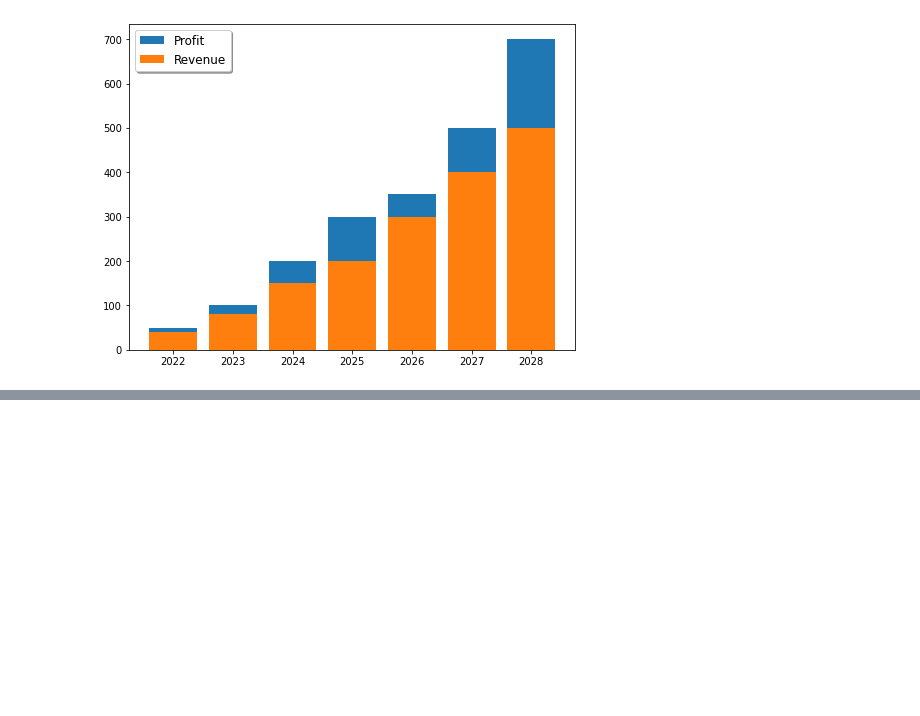
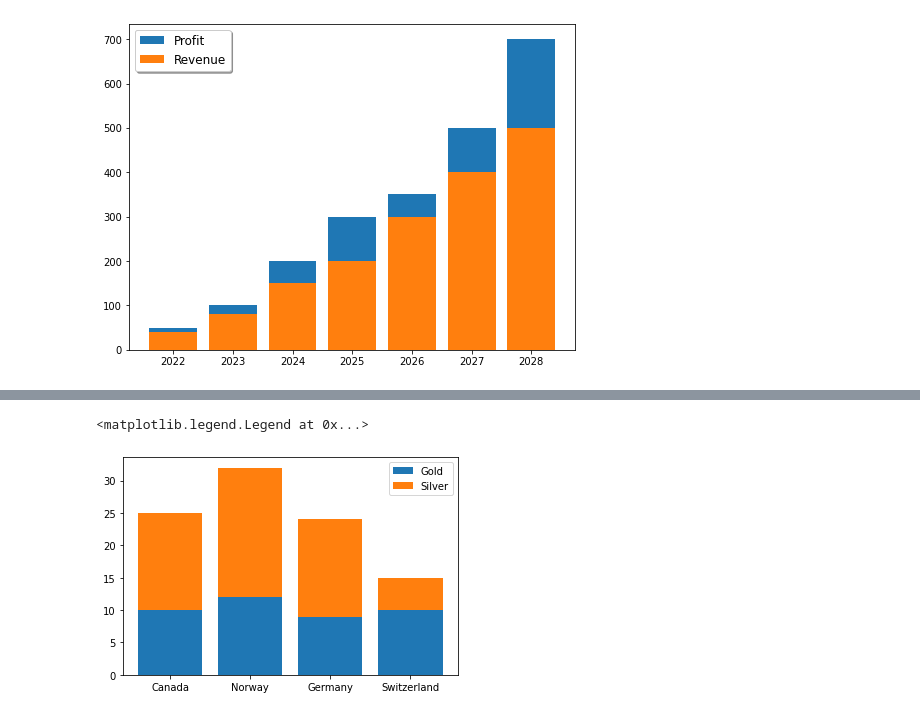
Before and after one commit to ShakilM26/Data-Visualization, a Jupyter notebook: hist_visualisation.ipynb, the cells around one changed output, grey strips where cells are left out. Cells and saved outputs as stored; diff of their text form; code cells hidden in the pictures; blank space fills up the shorter version.

```diff
--- a/hist_visualisation.ipynb
+++ b/hist_visualisation.ipynb
@@ -28,0 +69,11 @@ plt.show()
+# %%
+names = ['Canada', 'Norway', 'Germany', 'Switzerland']
+gold = [10,12,9,10]
+silver = [15,20,15,5]
+
+plt.bar(names, gold, label='Gold')
+plt.bar(names, silver, label='Silver', bottom=gold)
+plt.legend()
+# %% [output]
+<matplotlib.legend.Legend at 0x...>
+[figure, added]
```
Also changed, not shown: parts of 9 cells of this notebook.
